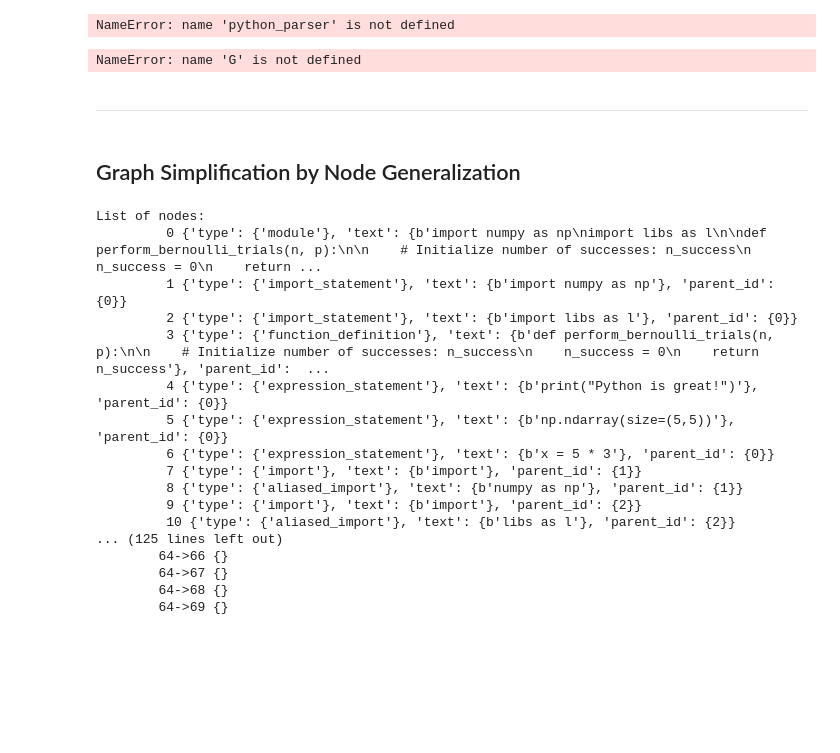
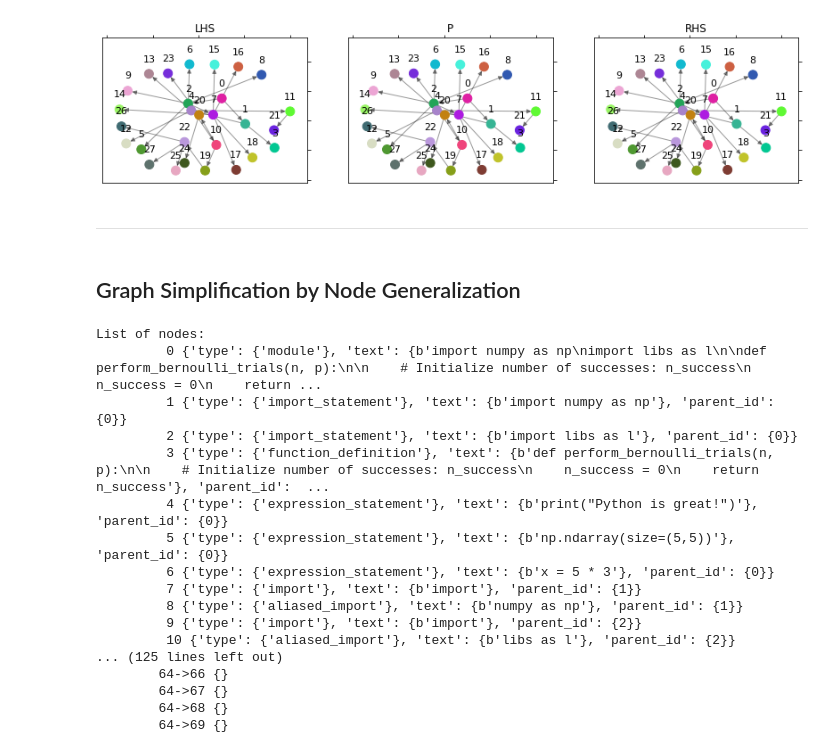
Before and after one commit to the-sea-ink/data-science-pipelines, a Jupyter notebook: notebooks/testing_notebook.ipynb, the cells around one changed output. Cells and saved outputs as stored; diff of their text form; code cells hidden in the pictures; blank space fills up the shorter version.

```diff
--- a/networkx_graph_builder.ipynb
+++ b/notebooks/testing_notebook.ipynb
@@ -128,14 +9,13 @@ def bfs_tree_traverser(root_node, G):
-# %%
-G = parse_py(code_3)
-type(G)
-# %% [output]
-NameError: name 'python_parser' is not defined
-# %%
-pattern_from_graph = G
-rule3 = Rule.from_transform(pattern_from_graph)
-plot_rule(rule3)
-# %% [output]
-NameError: name 'G' is not defined
+# %%
+code = Python.code_2
+# %%
+language = "python"
+parsed_ast = nx_builder.parse(language, code)
+G = nx_builder.bfs_tree_traverser(parsed_ast)
+rule = Rule.from_transform(G)
+plot_rule(rule)
+# %% [output]
+[figure, added]
 # %% [markdown]
 --------------------------------------
 # %% [markdown]
```
Also changed, not shown: parts of 7 cells of this notebook, 2 other files.
